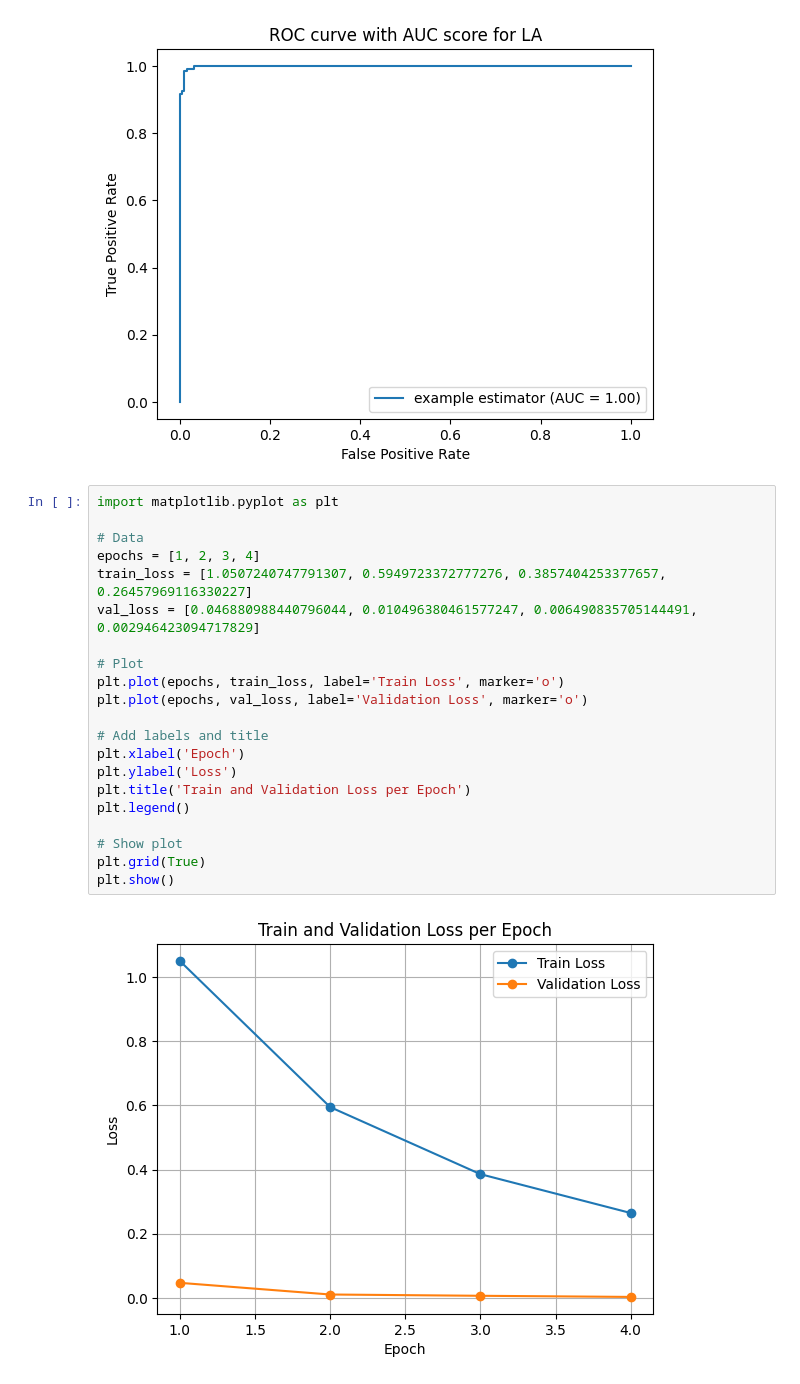
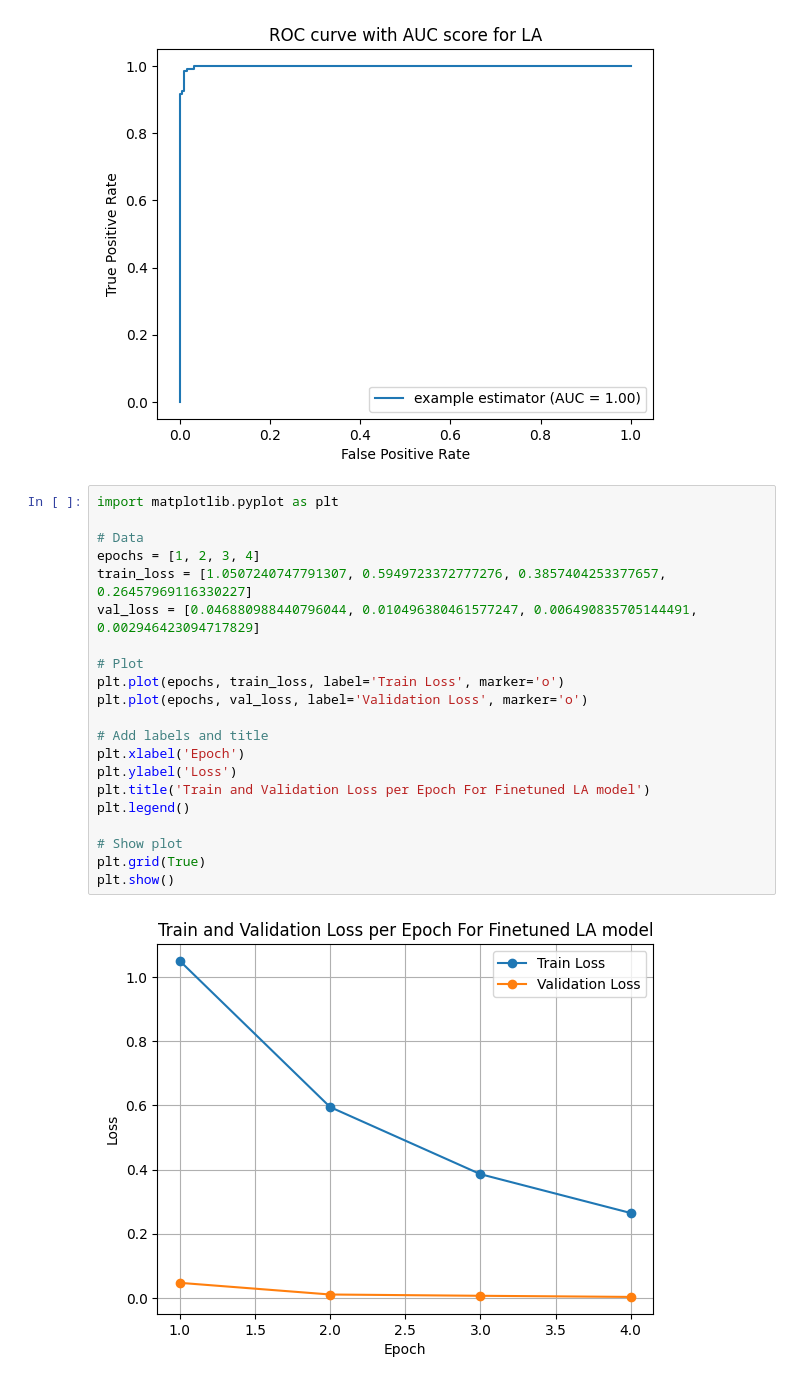
Before and after one commit to M22AIE212/M22AIE212_SpeechUnderstanding_Assignment3, a Jupyter notebook: A3_Finetune_LA_model_on_FOR.ipynb, the cells around one changed output. Drawn from its saved outputs; the diff is of its cells as text.

```diff
--- a/A3_Finetune_LA_model_on_FOR.ipynb
+++ b/A3_Finetune_LA_model_on_FOR.ipynb
@@ -187,23 +187,23 @@ EER (Equal Error Rate) for LA model :  0.015
 # %%
 import matplotlib.pyplot as plt
 
 # Data
 epochs = [1, 2, 3, 4]
 train_loss = [1.0507240747791307, 0.5949723372777276, 0.3857404253377657, 0.26457969116330227]
 val_loss = [0.046880988440796044, 0.010496380461577247, 0.006490835705144491, 0.002946423094717829]
 
 # Plot
 plt.plot(epochs, train_loss, label='Train Loss', marker='o')
 plt.plot(epochs, val_loss, label='Validation Loss', marker='o')
 
 # Add labels and title
 plt.xlabel('Epoch')
 plt.ylabel('Loss')
-plt.title('Train and Validation Loss per Epoch')
+plt.title('Train and Validation Loss per Epoch For Finetuned LA model')
 plt.legend()
 
 # Show plot
 plt.grid(True)
 plt.show()
 # %% [output]
-[figure, old version]
+[figure, new version]
```
